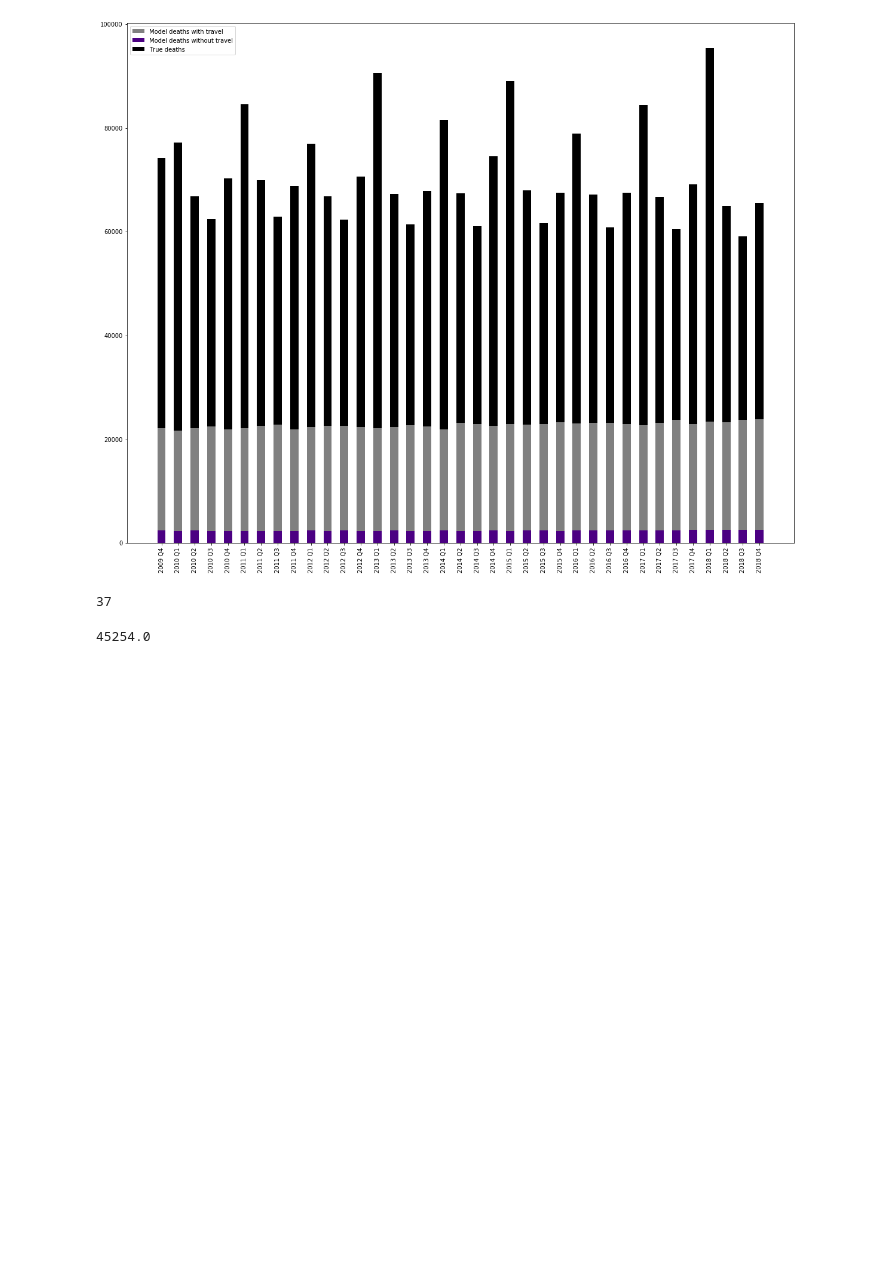
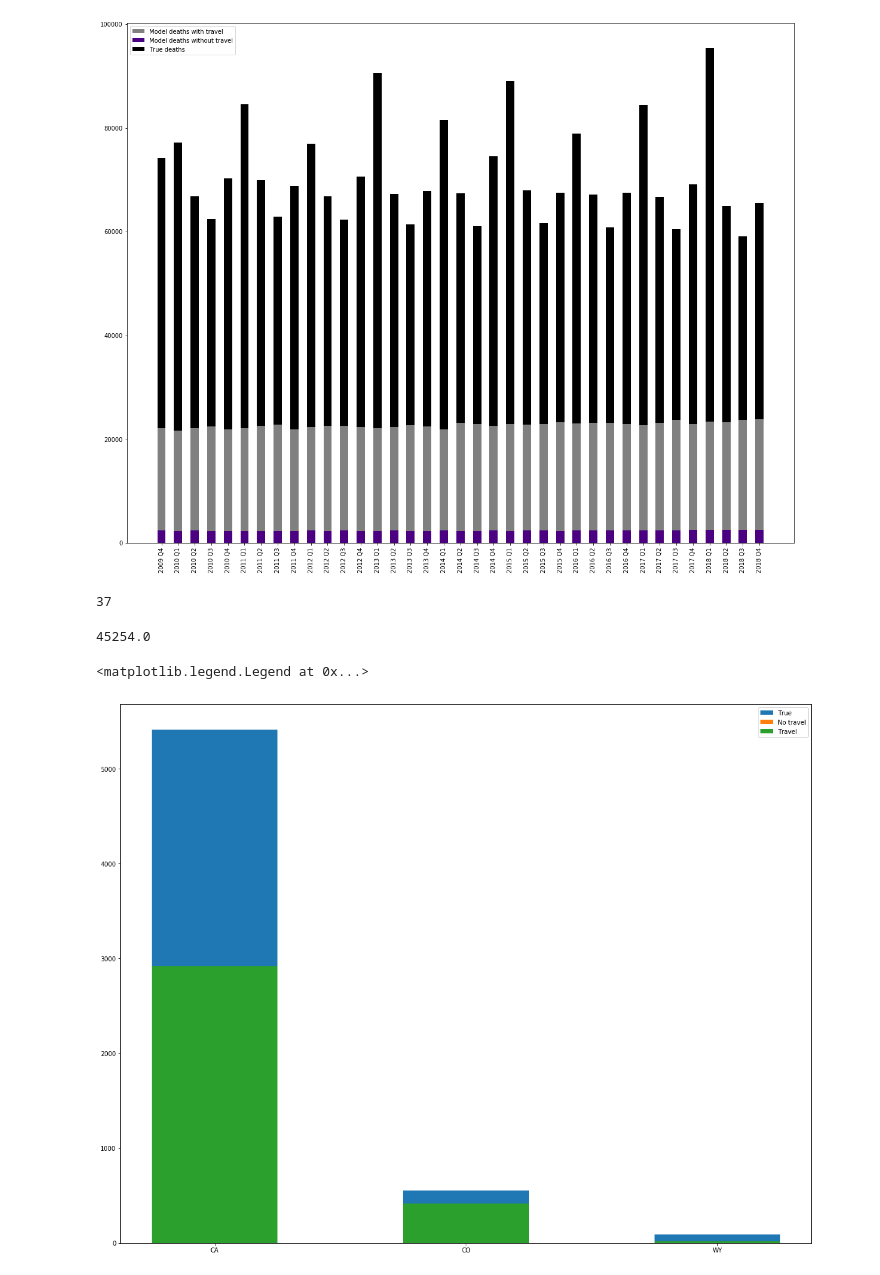
Before and after one commit to klepikhina/CSCI5352-AirTravelInfluenza, a Jupyter notebook: Code/deaths_histogram.ipynb, the cells around one changed output. Drawn from its saved outputs; the diff is of its cells as text; code cells hidden in the pictures; blank space fills up the shorter version.

```diff
--- a/Code/deaths_histogram.ipynb
+++ b/Code/deaths_histogram.ipynb
@@ -144,3 +145,35 @@ len(grouped['DeathsFromPneumoniaAndInfluenza'][:-1])
 grouped['DeathsFromPneumoniaAndInfluenza'][-1]
 # %% [output]
 45254.0
+# %%
+CA_deaths_true = deaths_true[(deaths_true['State'] == 'CA')].groupby(['State', 'Year', 'Quarter']).sum()
+CO_deaths_true = deaths_true[(deaths_true['State'] == 'CO')].groupby(['State', 'Year', 'Quarter']).sum()
+WY_deaths_true = deaths_true[(deaths_true['State'] == 'WY')].groupby(['State', 'Year', 'Quarter']).sum()
+# %%
+CA_deaths_true = CA_deaths_true['DeathsFromPneumoniaAndInfluenza']
+CO_deaths_true = CO_deaths_true['DeathsFromPneumoniaAndInfluenza']
+WY_deaths_true = WY_deaths_true['DeathsFromPneumoniaAndInfluenza']
+# %%
+plt.figure(figsize=[20,16])
+ind = np.arange(3)
+width = 0.5
+
+# CA = [np.mean(CA_deaths_true[:-1]), np.mean(deaths_no_travel['CA']), np.mean(deaths_travel_2['CA'])]
+# CO = [np.mean(CO_deaths_true[:-1]), np.mean(deaths_no_travel['CO']), np.mean(deaths_travel_2['CO'])]
+# WY = [np.mean(WY_deaths_true[:-1]), np.mean(deaths_no_travel['WY']), np.mean(deaths_travel_2['WY'])]
+
+true = [np.mean(CA_deaths_true[:-1]), np.mean(CO_deaths_true[:-1]), np.mean(WY_deaths_true[:-1])]
+no_travel = [np.mean(deaths_no_travel['CA']), np.mean(deaths_no_travel['CO']), np.mean(deaths_no_travel['WY'])]
+travel = [np.mean(deaths_travel_2['CA']), np.mean(deaths_travel_2['CO']), np.mean(deaths_travel_2['WY'])]
+
+p1 = plt.bar(ind, true, width)
+p2 = plt.bar(ind, no_travel, width)
+#              bottom=menMeans, yerr=womenStd)
+p3 = plt.bar(ind, travel, width)
+
+plt.xticks(ind, ('CA', 'CO', 'WY'))
+# plt.xticks(rotation=70)
+plt.legend((p1[0], p2[0], p3[0]), ('True', 'No travel', 'Travel'))
+# %% [output]
+<matplotlib.legend.Legend at 0x...>
+[figure, added]
```
Also changed, not shown: parts of 1 cell of this notebook.
